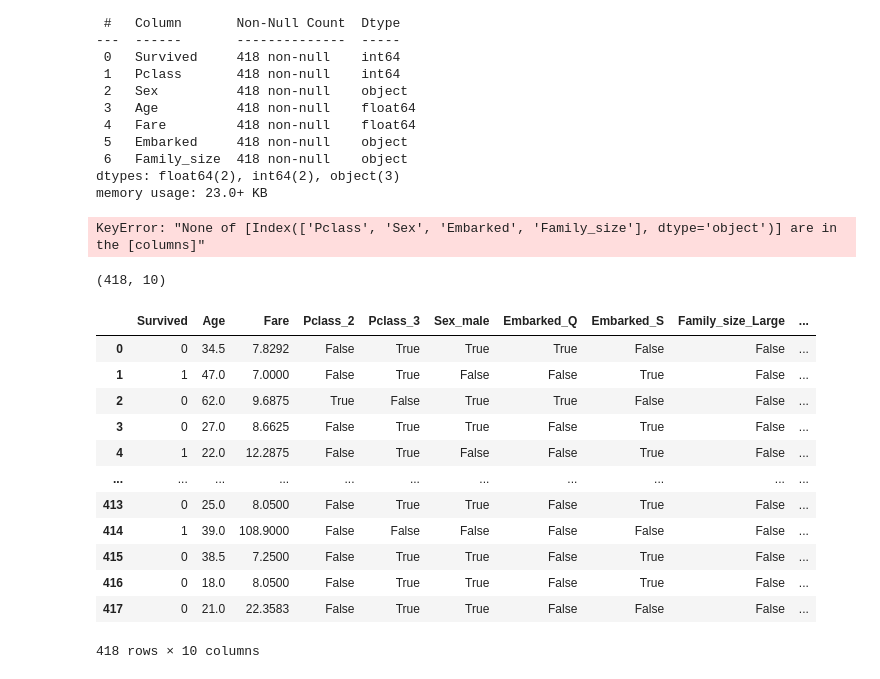
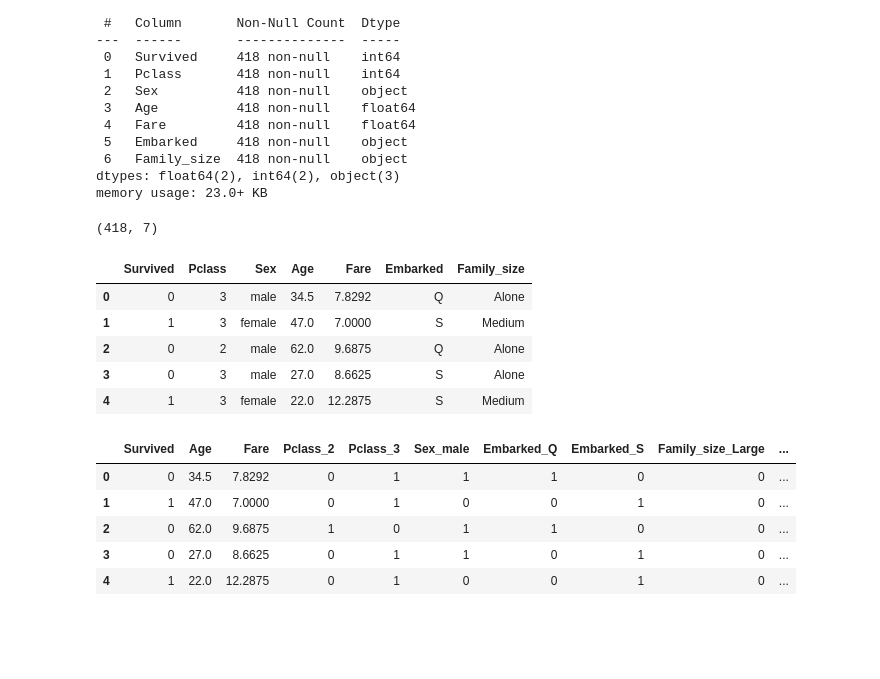
Before and after one commit to abanis24/Practice-ML, a Jupyter notebook: Titanic_EDA.ipynb, the cells around one changed output. Saved outputs shown, nothing was run; the diff lists cells and outputs as text; code cells hidden in the pictures; blank space fills up the shorter version.

```diff
--- a/Titanic_EDA.ipynb
+++ b/Titanic_EDA.ipynb
@@ -350,24 +347,13 @@ drive.mount('/content/drive')
-# %%
-df = pd.get_dummies(df,columns=['Pclass','Sex','Embarked','Family_size'],drop_first=True,dtype='int64')
-# %% [output]
-KeyError: "None of [Index(['Pclass', 'Sex', 'Embarked', 'Family_size'], dtype='object')] are in the [columns]"
 # %%
 df.shape
 # %% [output]
-(418, 10)
+(418, 7)
 # %%
-df
+df.head()
 # %% [output]
-|  | Survived | Age | Fare | Pclass_2 | Pclass_3 | Sex_male | Embarked_Q | Embarked_S | Family_size_Large | ... |
-| 0 | 0 | 34.5 | 7.8292 | False | True | True | True | False | False | ... |
-| 1 | 1 | 47.0 | 7.0000 | False | True | False | False | True | False | ... |
-| 2 | 0 | 62.0 | 9.6875 | True | False | True | True | False | False | ... |
-| 3 | 0 | 27.0 | 8.6625 | False | True | True | False | True | False | ... |
-| 4 | 1 | 22.0 | 12.2875 | False | True | False | False | True | False | ... |
-| ... | ... | ... | ... | ... | ... | ... | ... | ... | ... | ... |
-| 413 | 0 | 25.0 | 8.0500 | False | True | True | False | True | False | ... |
-| 414 | 1 | 39.0 | 108.9000 | False | False | False | False | False | False | ... |
-| 415 | 0 | 38.5 | 7.2500 | False | True | True | False | True | False | ... |
-| 416 | 0 | 18.0 | 8.0500 | False | True | True | False | True | False | ... |
-| 417 | 0 | 21.0 | 22.3583 | False | True | True | False | False | False | ... |
+|  | Survived | Pclass | Sex | Age | Fare | Embarked | Family_size |
+| 0 | 0 | 3 | male | 34.5 | 7.8292 | Q | Alone |
+| 1 | 1 | 3 | female | 47.0 | 7.0000 | S | Medium |
+| 2 | 0 | 2 | male | 62.0 | 9.6875 | Q | Alone |
+| 3 | 0 | 3 | male | 27.0 | 8.6625 | S | Alone |
+| 4 | 1 | 3 | female | 22.0 | 12.2875 | S | Medium |
-418 rows × 10 columns
@@ -374,3 +364,12 @@ df
+# %%
+df.head()
+# %% [output]
+|  | Survived | Age | Fare | Pclass_2 | Pclass_3 | Sex_male | Embarked_Q | Embarked_S | Family_size_Large | ... |
+| 0 | 0 | 34.5 | 7.8292 | 0 | 1 | 1 | 1 | 0 | 0 | ... |
+| 1 | 1 | 47.0 | 7.0000 | 0 | 1 | 0 | 0 | 1 | 0 | ... |
+| 2 | 0 | 62.0 | 9.6875 | 1 | 0 | 1 | 1 | 0 | 0 | ... |
+| 3 | 0 | 27.0 | 8.6625 | 0 | 1 | 1 | 0 | 1 | 0 | ... |
+| 4 | 1 | 22.0 | 12.2875 | 0 | 1 | 0 | 0 | 1 | 0 | ... |
 # %%
 X=df.iloc[:,1:].values
 Y=df.iloc[:,0].values
```
Also changed, not shown: parts of 15 cells of this notebook.
